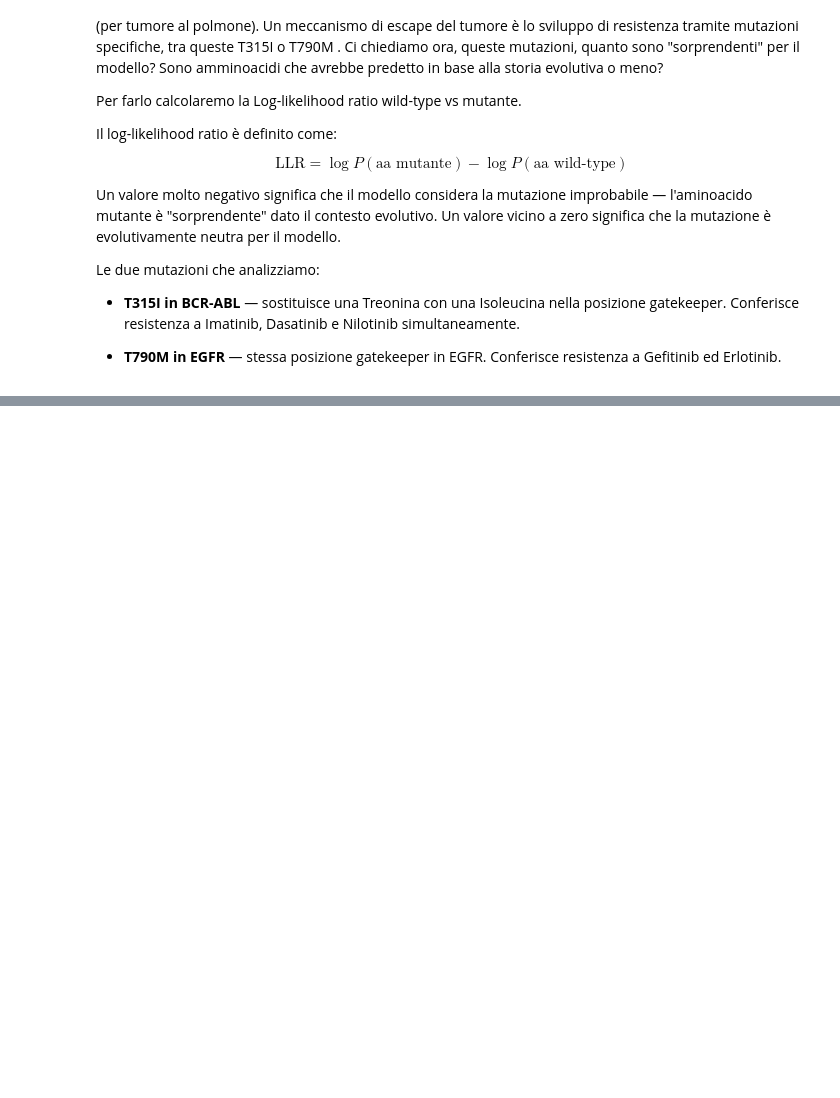
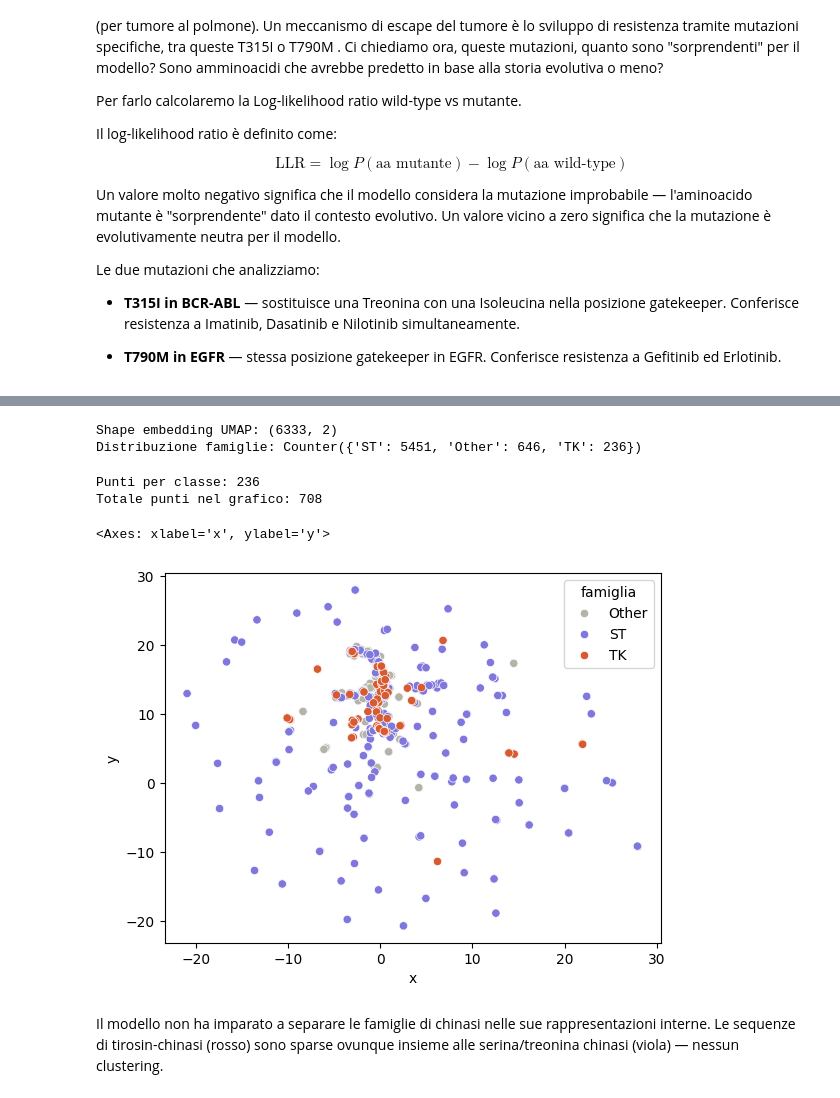
Before and after one commit to LorenzoBioinfo/Evolutionary_LM_ProteinKinases, a Jupyter notebook: Evolutionary_LM.ipynb, the cells around one changed output, grey strips where cells are left out. Cells and saved outputs as stored; diff of their text form; code cells hidden in the pictures; blank space fills up the shorter version.

```diff
--- a/Evolutionary_LM.ipynb
+++ b/Evolutionary_LM.ipynb
@@ -1554,0 +1806,7 @@ NameError: name 'requests' is not defined
+# %%
+from collections import Counter
+
+print(f'Totale accession classificati: {len(classificazione_famiglie)}')
+print(f'\nDistribuzione famiglie:')
+for famiglia, count in Counter(classificazione_famiglie.values()).most_common():
+    print(f'  {famiglia}: {count}')
@@ -1554,0 +1936,41 @@ NameError: name 'requests' is not defined
+# %%
+
+print(f'Shape embedding UMAP: {embedding.shape}')
+print(f'Distribuzione famiglie: {Counter(famiglie_plot)}')
+# %% [output]
+Shape embedding UMAP: (6333, 2)
+Distribuzione famiglie: Counter({'ST': 5451, 'Other': 646, 'TK': 236})
+# %%
+import pandas as pd
+
+df = pd.DataFrame({
+    'x':        embedding[:, 0],
+    'y':        embedding[:, 1],
+    'famiglia': famiglie_plot
+})
+
+
+n_per_classe = df['famiglia'].value_counts().min()
+df_balanced  = df.groupby('famiglia').sample(n=n_per_classe, random_state=42)
+
+print(f'Punti per classe: {n_per_classe}')
+print(f'Totale punti nel grafico: {len(df_balanced)}')
+# %% [output]
+Punti per classe: 236
+Totale punti nel grafico: 708
+# %%
+sns.scatterplot(
+    x=df_balanced.x,
+    y=df_balanced.y,
+    hue=df_balanced.famiglia,
+    palette= {
+    'ST':    '#7F77DD',  # viola
+    'TK':    '#D85A30',  # arancio
+    'Other': '#B4B2A9',  # grigio
+}
+)
+# %% [output]
+<Axes: xlabel='x', ylabel='y'>
+[figure, added]
+# %% [markdown]
+Il modello non ha imparato a separare le famiglie di chinasi nelle sue rappresentazioni interne. Le sequenze di tirosin-chinasi (rosso) sono sparse ovunque insieme alle serina/treonina chinasi (viola) — nessun clustering.
```
Also changed, not shown: parts of 29 cells of this notebook.
